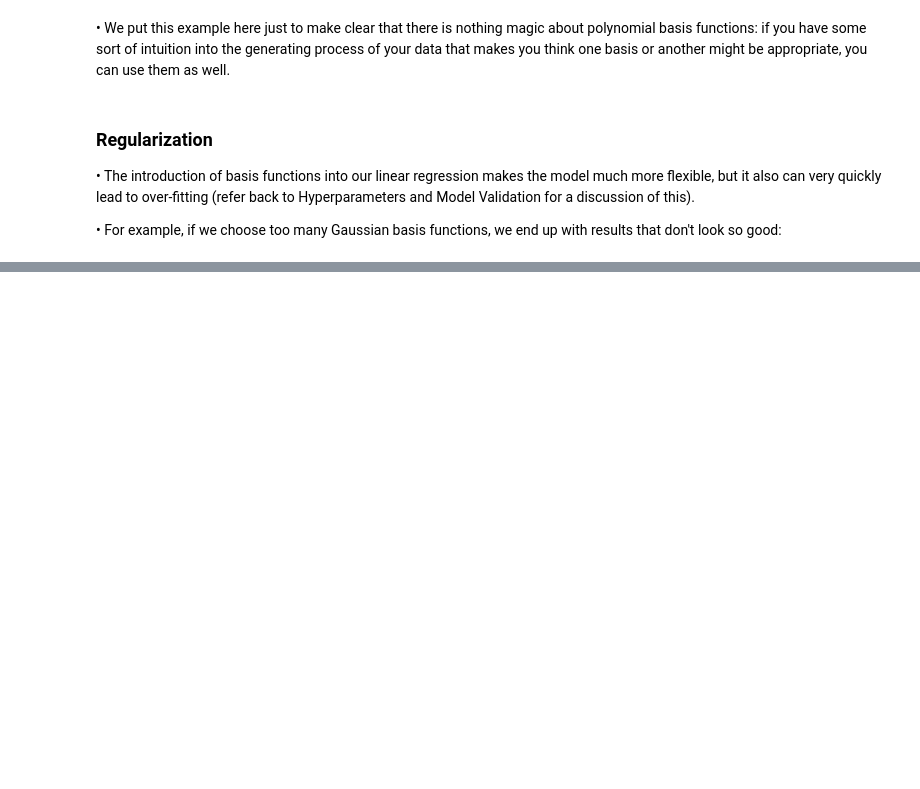
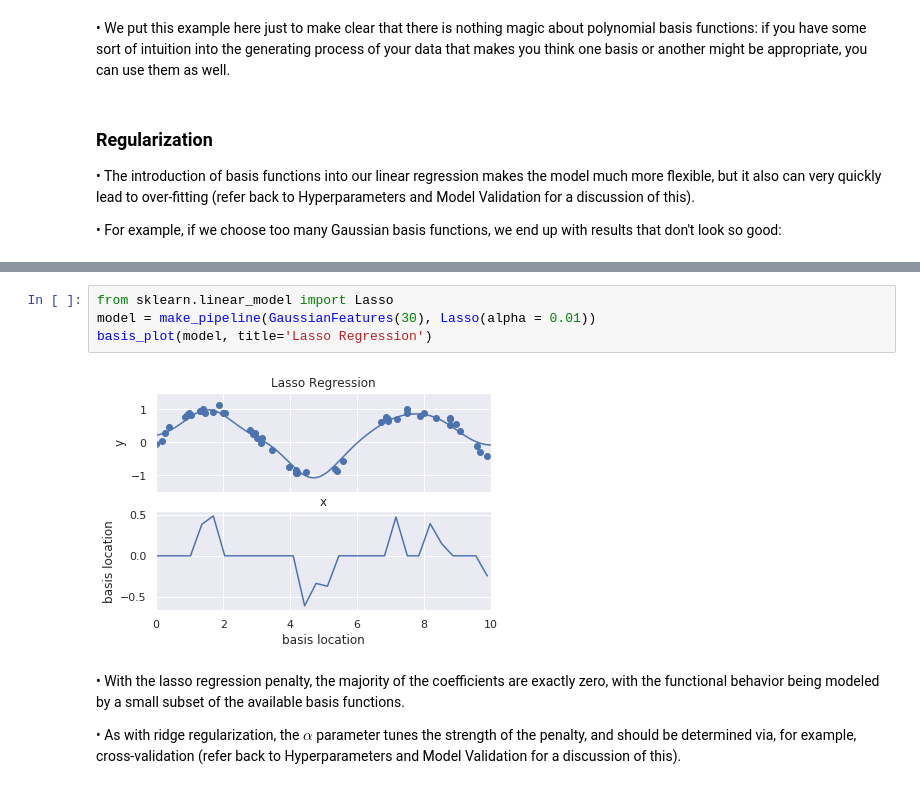
Before and after one commit to rajesh1994/python_excercise_programiz, a Jupyter notebook: python/12_scikit_learn/5. In Depth - Linear Regression.ipynb, the cells around one changed output, grey strips where cells are left out. Cells and saved outputs as stored; diff of their text form; blank space fills up the shorter version.

```diff
--- a/python/12_scikit_learn/5. In Depth - Linear Regression.ipynb
+++ b/python/12_scikit_learn/5. In Depth - Linear Regression.ipynb
@@ -205,0 +259,10 @@ plt.xlim(0, 10);
+# %%
+from sklearn.linear_model import Lasso
+model = make_pipeline(GaussianFeatures(30), Lasso(alpha = 0.01))
+basis_plot(model, title='Lasso Regression')
+# %% [output]
+[figure, added]
+# %% [markdown]
+• With the lasso regression penalty, the majority of the coefficients are exactly zero, with the functional behavior being modeled by a small subset of the available basis functions.
+
+• As with ridge regularization, the $\alpha$ parameter tunes the strength of the penalty, and should be determined via, for example, cross-validation (refer back to Hyperparameters and Model Validation for a discussion of this).
```
Also changed, not shown: parts of 5 cells of this notebook.
